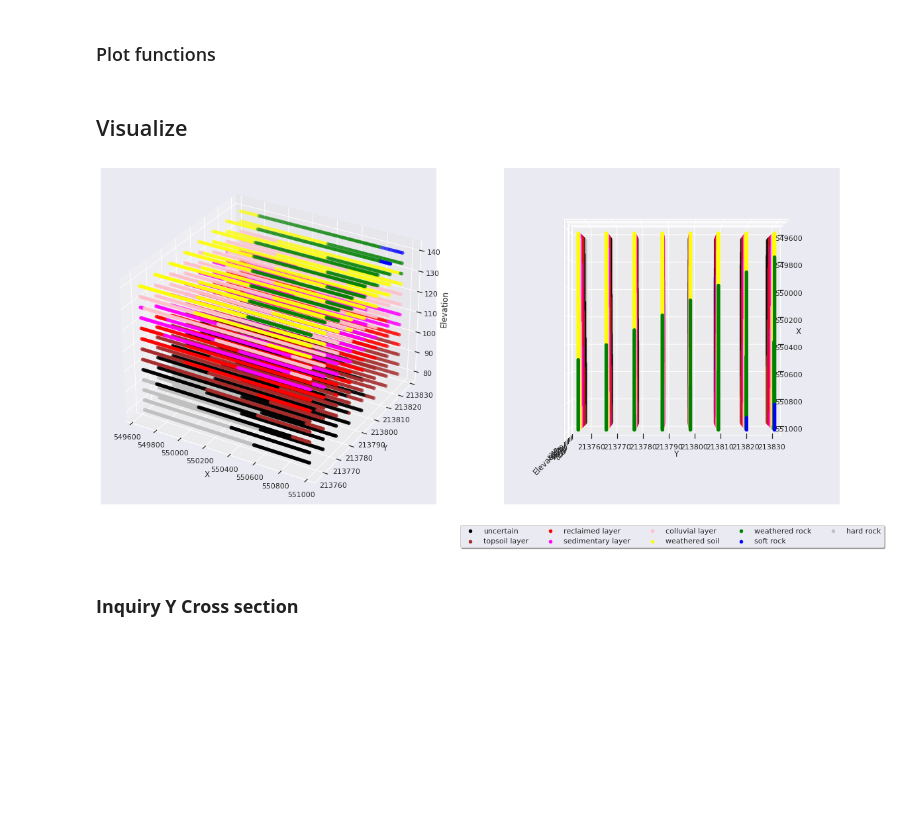
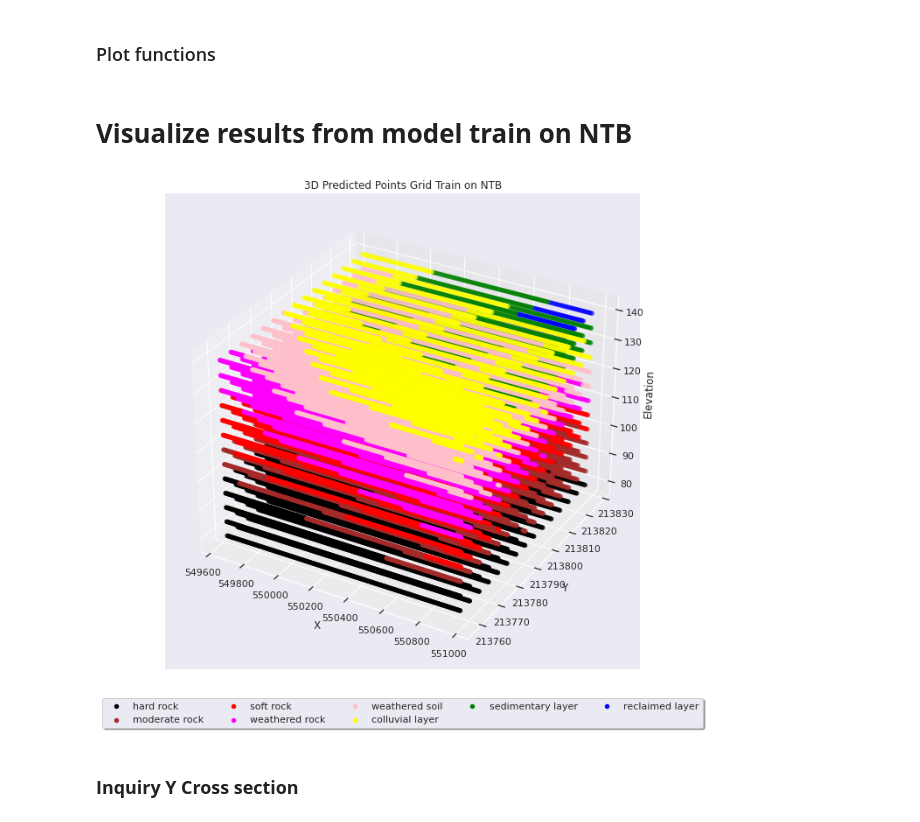
Before and after one commit to daitranskku/soil_properties, a Jupyter notebook: Step3_visualize_3D_points_and_cross_sections.ipynb, the cells around one changed output. Drawn from its saved outputs; the diff is of its cells as text; code cells hidden in the pictures; blank space fills up the shorter version.

Commit message:
Update visualize train on 3 data set)

```diff
--- a/Step3_visualize_3D_points_and_cross_sections.ipynb
+++ b/Step3_visualize_3D_points_and_cross_sections.ipynb
@@ -57,6 +44,6 @@ label_colours = ['black', 'brown', 'red', 'magenta',
 # %% [markdown]
 ### Load data .csv
 # %%
-DATA_DIR = '/home/daitran/Desktop/git/soil_properties/output_results/export_dataframe.csv'
+DATA_DIR = '/home/daitran/Desktop/git/soil_properties/output_results/export_dataframe_train_on_merged_ntb_tb.csv'
 # %%
 data = pd.read_csv(DATA_DIR)
@@ -97,29 +68,43 @@ def extract_cross_section(inquiry_X = False, inquiry_Y= False, inquiry_elevation
 # %% [markdown]
 ### Plot functions
 # %%
-def plot_full_3D_points(x, y, labels, colours):
+def plot_full_3D_points(x, y, labels, colours, train_on = 'ntb'):
 
     sns.set(style = "darkgrid")
 
     fig = plt.figure(figsize=(20, 10))
 
-    ax = fig.add_subplot(121, projection='3d')
-
+    ax = fig.add_subplot(111, projection='3d')
+    ax.pbaspect = [2.0, 0.6, 0.25]
     for c in np.unique(y):
         inx = np.where(y == c)
         ax.scatter(x[inx, 0], x[inx, 1], x[inx, 2], label=labels[c], c=colours[c])
         ax.set_xlabel('X')
         ax.set_ylabel('Y')
         ax.set_zlabel('Elevation')
-    ax = fig.add_subplot(122, projection='3d')
-    for c in np.unique(y):
-        inx = np.where(y == c)
-        ax.scatter(x[inx, 0], x[inx, 1], x[inx, 2], label=labels[c], c=colours[c])
-        ax.set_xlabel('X')
-        ax.set_ylabel('Y')
-        ax.set_zlabel('Elevation')
-        ax.view_init(90, 0)
+        if train_on == 'ntb':
+            ax.set_title('3D Predicted Points Grid Train on NTB')
+        elif train_on == 'tb':
+            ax.set_title('3D Predicted Points Grid Train on TB')
+        elif train_on == 'merged_ntb_tb':
+            ax.set_title('3D Predicted Points Grid Train on merged NTB and TB')
+#     ax = fig.add_subplot(122, projection='3d')
+#     for c in np.unique(y):
+#         inx = np.where(y == c)
+#         ax.scatter(x[inx, 0], x[inx, 1], x[inx, 2], label=labels[c], c=colours[c])
+#         ax.set_xlabel('X')
+#         ax.set_ylabel('Y')
+#         ax.set_zlabel('Elevation')
+#         ax.view_init(90, 0)
+
+
 
     plt.legend(loc='upper center', bbox_to_anchor=(0.5, -0.05),
           fancybox=True, shadow=True, ncol=5)
+    if train_on == 'ntb':
+        plt.savefig('/home/daitran/Desktop/git/soil_properties/figures/3d_points_grid_train_on_NTB.png', dpi=300)
+    elif train_on == 'tb':
+        plt.savefig('/home/daitran/Desktop/git/soil_properties/figures/3d_points_grid_train_on_TB.png', dpi=300)
+    elif train_on == 'merged_ntb_tb':
+        plt.savefig('/home/daitran/Desktop/git/soil_properties/figures/3d_points_grid_train_on_merged_NTB_TB.png', dpi=300)
 # %%
@@ -172,2 +160,2 @@ def plot_cross_section(X, soil_type, inquiry = 'Y'):
 # %% [markdown]
-## Visualize
+# **Visualize results from model train on NTB**
@@ -174,9 +168,9 @@ def plot_cross_section(X, soil_type, inquiry = 'Y'):
 # %%
 X, soil_type = extract_cross_section(inquiry_X = False, inquiry_Y= False, inquiry_elevation = False)
 # %%
-plot_full_3D_points(x = X, y = soil_type, labels = labels, colours=label_colours)
+plot_full_3D_points(x = X, y = soil_type, labels = labels, colours=label_colours, train_on='ntb')
 # %% [output]
-[figure, old version]
+[figure, new version]
 # %% [markdown]
 ### **Inquiry Y Cross section**
 # %%
```
Also changed, not shown: parts of 29 cells of this notebook, 24 other files.
